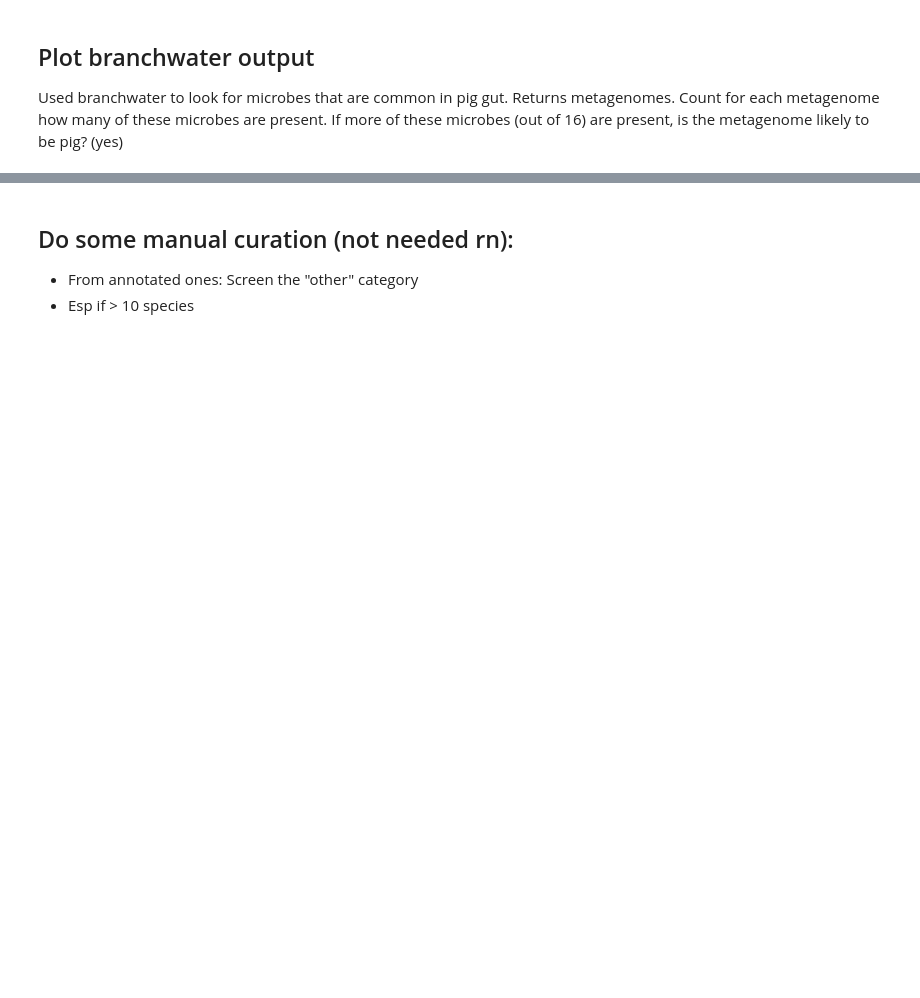
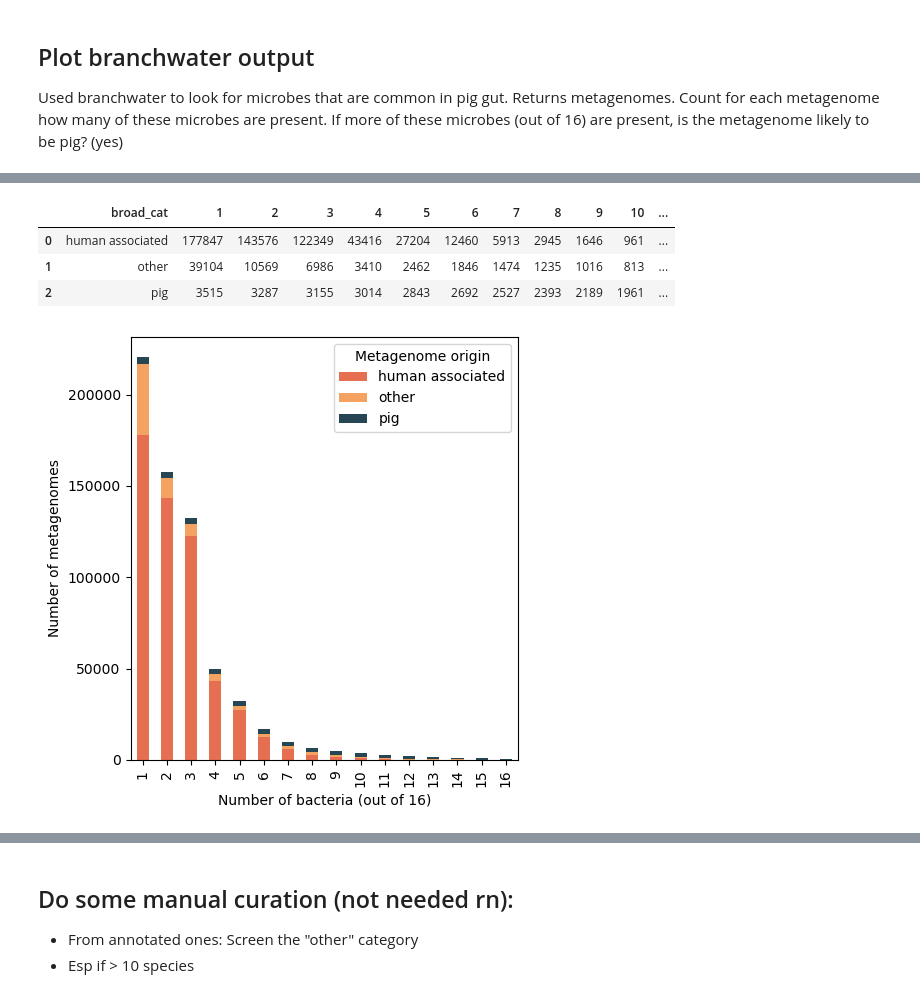
Before and after one commit to AnneliektH/2025-pig-corespp, a Jupyter notebook: workflow/notebooks/251207_branchwater.ipynb, the cells around one changed output, grey strips where cells are left out. Drawn from its saved outputs; the diff is of its cells as text; code cells hidden in the pictures; blank space fills up the shorter version.

```diff
--- a/workflow/notebooks/251207_branchwater.ipynb
+++ b/workflow/notebooks/251207_branchwater.ipynb
@@ -165,0 +210,19 @@ plot_cat_percent(df_cm)
+# %%
+# save then load as pandas bc dont want to rewrite all functions
+dfp2.write_csv("/group/ctbrowngrp2/amhorst/2025-pig-corespp/results/branchwater/orgcounts2.csv")
+dfp2 =pd.read_csv("/group/ctbrowngrp2/amhorst/2025-pig-corespp/results/branchwater/orgcounts2.csv")
+
+# give entries categories (human, pig, other)
+dfp2['broad_cat'] = dfp2['organism'].apply(get_broad_cat_simple)
+df_ind2, df_cm2 = group_for_plot(dfp2)
+# %%
+df_cm2
+# %% [output]
+|  | broad_cat | 1 | 2 | 3 | 4 | 5 | 6 | 7 | 8 | 9 | 10 | ... |
+| 0 | human associated | 177847 | 143576 | 122349 | 43416 | 27204 | 12460 | 5913 | 2945 | 1646 | 961 | ... |
+| 1 | other | 39104 | 10569 | 6986 | 3410 | 2462 | 1846 | 1474 | 1235 | 1016 | 813 | ... |
+| 2 | pig | 3515 | 3287 | 3155 | 3014 | 2843 | 2692 | 2527 | 2393 | 2189 | 1961 | ... |
+# %%
+plot_cat(df_cm2)
+# %% [output]
+[figure, added]
```
Also changed, not shown: parts of 9 cells of this notebook.
